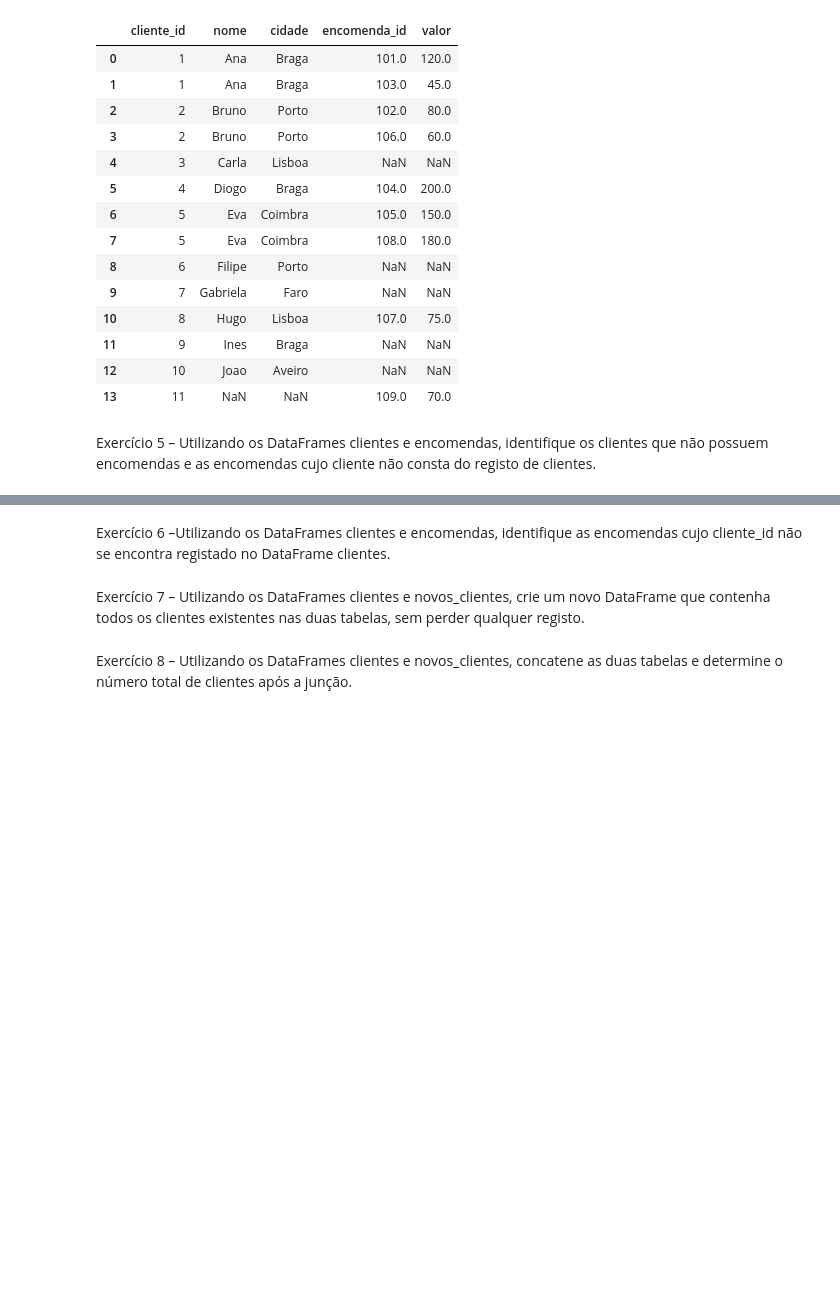
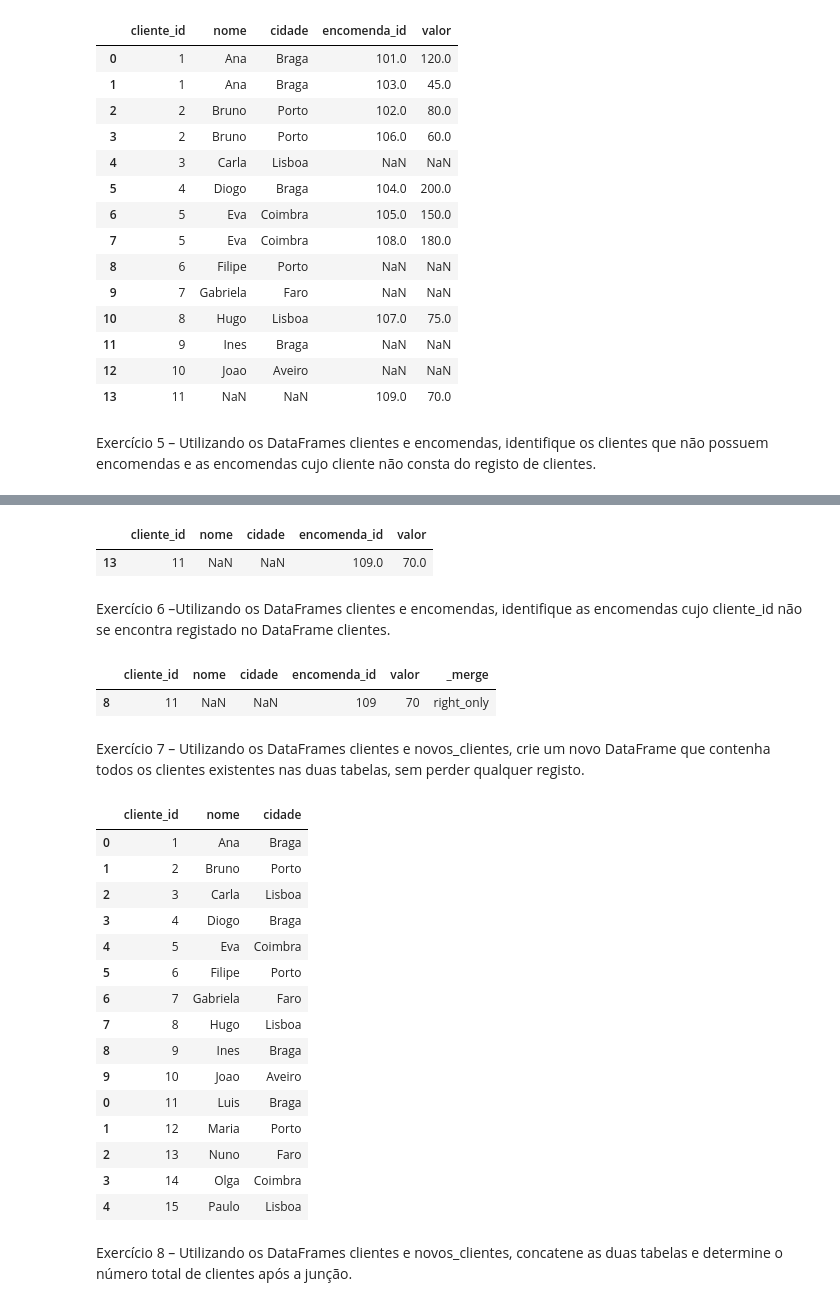
Before and after one commit to SirRick76/Projetos_PTL, a Jupyter notebook: FichadeTrabalho/FichadeTrabalho.ipynb, the cells around one changed output, grey strips where cells are left out. Cells and saved outputs as stored; diff of their text form; code cells hidden in the pictures; blank space fills up the shorter version.

```diff
--- a/FichadeTrabalho/FichadeTrabalho.ipynb
+++ b/FichadeTrabalho/FichadeTrabalho.ipynb
@@ -144,9 +155,43 @@ encomendas e as encomendas cujo cliente não consta do registo de clientes.
+# %%
+encomendas_sem_cliente = ex5[ex5["nome"].isna()]
+encomendas_sem_cliente
+# %% [output]
+|  | cliente_id | nome | cidade | encomenda_id | valor |
+| 13 | 11 | NaN | NaN | 109.0 | 70.0 |
 # %% [markdown]
 Exercício 6 –Utilizando os DataFrames clientes e encomendas, identifique as encomendas cujo cliente_id não se
 encontra registado no DataFrame clientes.
+# %%
+ex6 = pd.merge(clientes, encomendas, on="cliente_id",how="right",indicator=True)
+
+ex6 = ex6[ex6["_merge"] == "right_only"]
+ex6
+# %% [output]
+|  | cliente_id | nome | cidade | encomenda_id | valor | _merge |
+| 8 | 11 | NaN | NaN | 109 | 70 | right_only |
 # %% [markdown]
 Exercício 7 – Utilizando os DataFrames clientes e novos_clientes, crie um novo DataFrame que contenha todos os
 clientes existentes nas duas tabelas, sem perder qualquer registo.
+# %%
+ex7=pd.concat([clientes,novos_clientes])
+ex7
+# %% [output]
+|  | cliente_id | nome | cidade |
+| 0 | 1 | Ana | Braga |
+| 1 | 2 | Bruno | Porto |
+| 2 | 3 | Carla | Lisboa |
+| 3 | 4 | Diogo | Braga |
+| 4 | 5 | Eva | Coimbra |
+| 5 | 6 | Filipe | Porto |
+| 6 | 7 | Gabriela | Faro |
+| 7 | 8 | Hugo | Lisboa |
+| 8 | 9 | Ines | Braga |
+| 9 | 10 | Joao | Aveiro |
+| 0 | 11 | Luis | Braga |
+| 1 | 12 | Maria | Porto |
+| 2 | 13 | Nuno | Faro |
+| 3 | 14 | Olga | Coimbra |
+| 4 | 15 | Paulo | Lisboa |
 # %% [markdown]
 Exercício 8 – Utilizando os DataFrames clientes e novos_clientes, concatene as duas tabelas e determine o número
 total de clientes após a junção.
```
Also changed, not shown: parts of 13 cells of this notebook, 6 other files.
